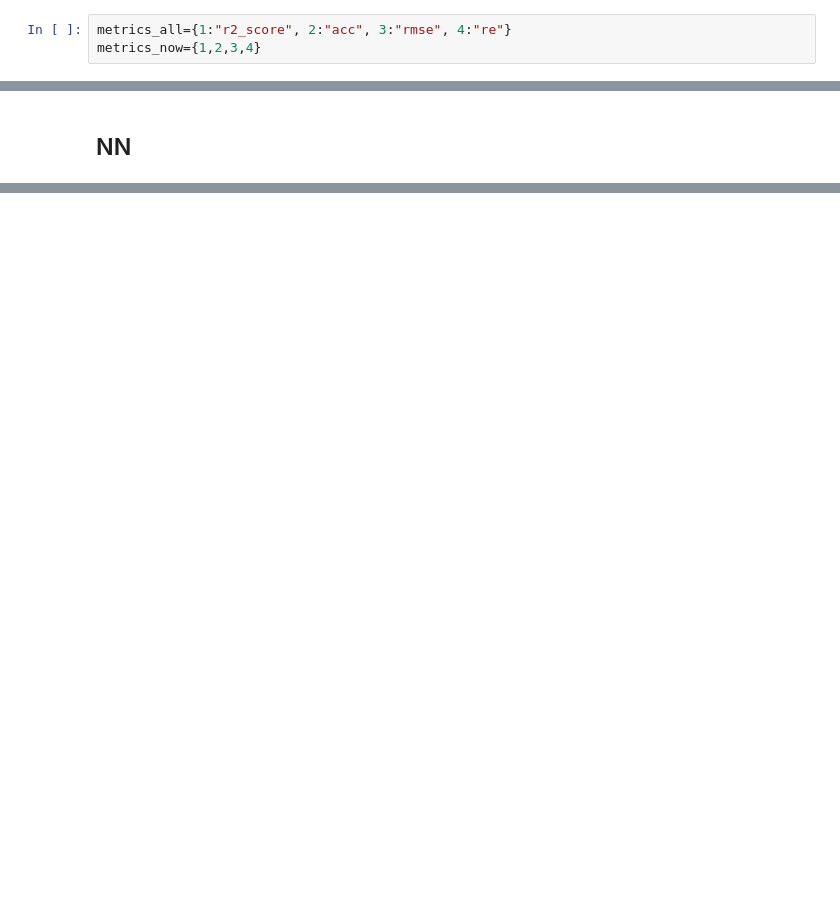
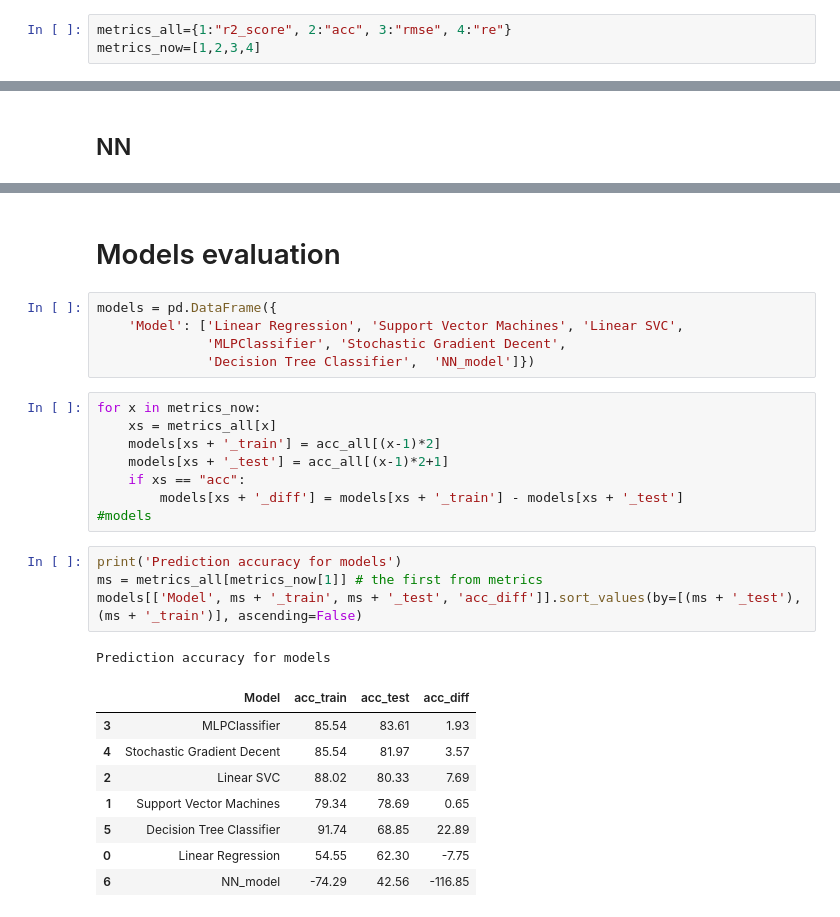
Before and after one commit to VernZHYF/AI-edu--1-UCI-, a Jupyter notebook: 其他模型比较.ipynb, the cells around one changed output, grey strips where cells are left out. Saved outputs shown, nothing was run; the diff lists cells and outputs as text; blank space fills up the shorter version.

```diff
--- a/其他模型比较.ipynb
+++ b/其他模型比较.ipynb
@@ -12,7 +12,7 @@ data.head(3)
 | 2 | 41 | 0 | 1 | 130 | 204 | 0 | 0 | 172 | 0 | 1.4 | 2 | ... |
 # %%
 metrics_all={1:"r2_score", 2:"acc", 3:"rmse", 4:"re"}
-metrics_now={1,2,3,4}
+metrics_now=[1,2,3,4]
 # %% [markdown]
 # FE&EDA
 # %% [markdown]
@@ -467,0 +470,29 @@ acc_metrics_calc(6, nn_model, X_train, X_test, y_train, y_test)
+# %% [markdown]
+# Models evaluation
+# %%
+models = pd.DataFrame({
+    'Model': ['Linear Regression', 'Support Vector Machines', 'Linear SVC',
+              'MLPClassifier', 'Stochastic Gradient Decent',
+              'Decision Tree Classifier',  'NN_model']})
+# %%
+for x in metrics_now:
+    xs = metrics_all[x]
+    models[xs + '_train'] = acc_all[(x-1)*2]
+    models[xs + '_test'] = acc_all[(x-1)*2+1]
+    if xs == "acc":
+        models[xs + '_diff'] = models[xs + '_train'] - models[xs + '_test']
+#models
+# %%
+print('Prediction accuracy for models')
+ms = metrics_all[metrics_now[1]] # the first from metrics
+models[['Model', ms + '_train', ms + '_test', 'acc_diff']].sort_values(by=[(ms + '_test'), (ms + '_train')], ascending=False)
+# %% [output]
+Prediction accuracy for models
+|  | Model | acc_train | acc_test | acc_diff |
+| 3 | MLPClassifier | 85.54 | 83.61 | 1.93 |
+| 4 | Stochastic Gradient Decent | 85.54 | 81.97 | 3.57 |
+| 2 | Linear SVC | 88.02 | 80.33 | 7.69 |
+| 1 | Support Vector Machines | 79.34 | 78.69 | 0.65 |
+| 5 | Decision Tree Classifier | 91.74 | 68.85 | 22.89 |
+| 0 | Linear Regression | 54.55 | 62.30 | -7.75 |
+| 6 | NN_model | -74.29 | 42.56 | -116.85 |
```
Also changed, not shown: parts of 10 cells of this notebook.
